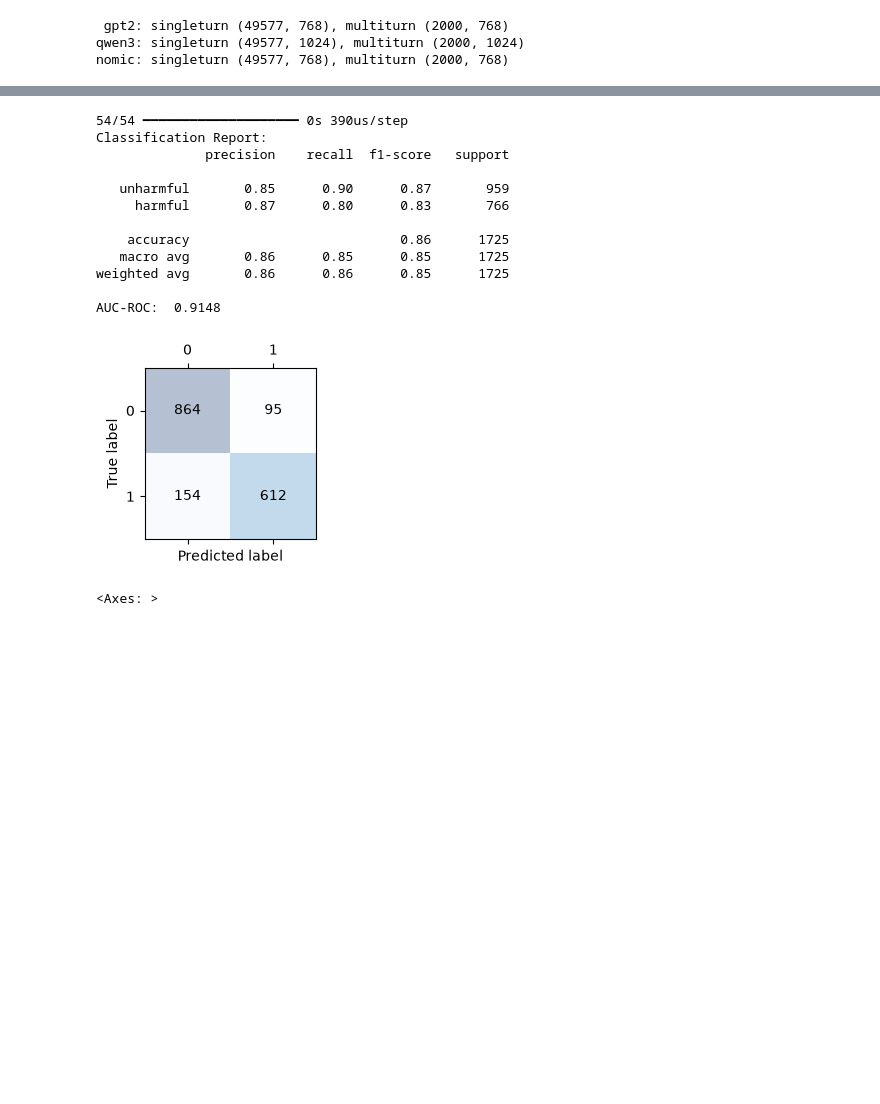
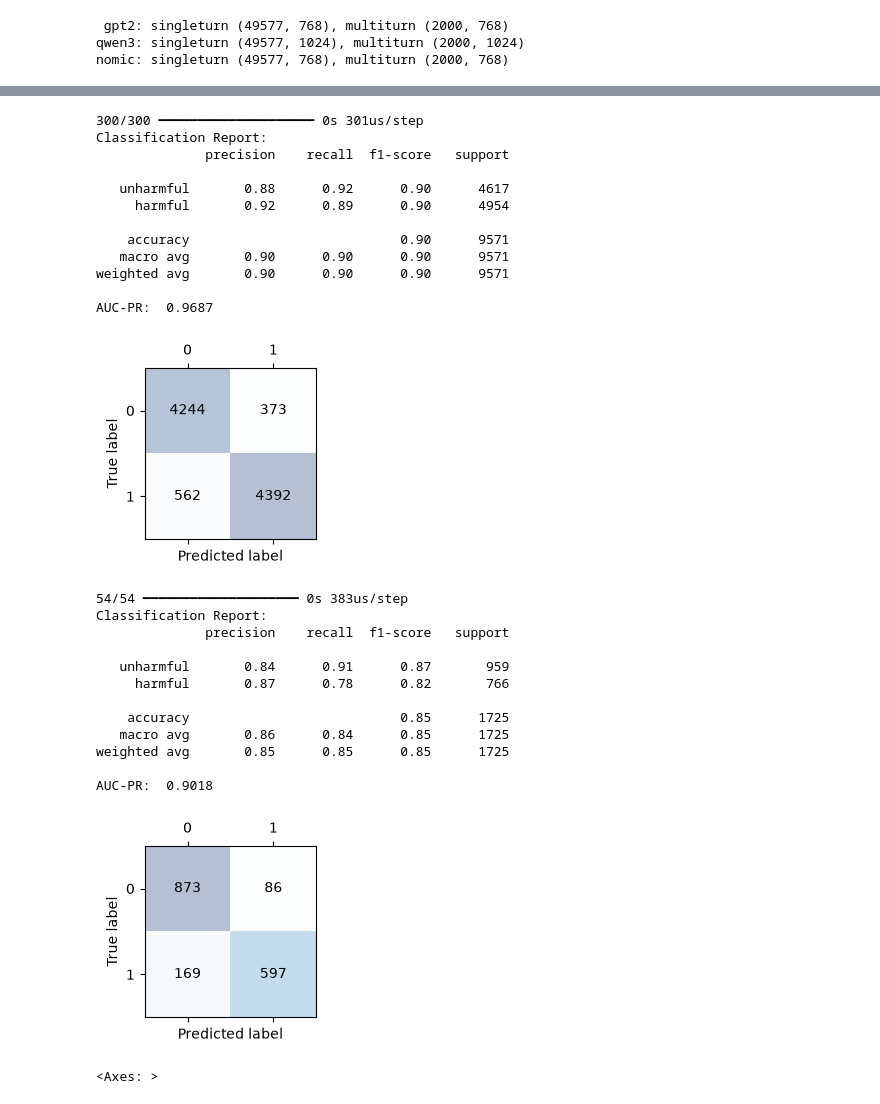
Before and after one commit to strouddm/project-jail-break, a Jupyter notebook: notebooks/02_rachel_ffnn_models.ipynb, the cells around one changed output, grey strips where cells are left out. Drawn from its saved outputs; the diff is of its cells as text; code cells hidden in the pictures; blank space fills up the shorter version.

```diff
--- a/notebooks/02_rachel_ffnn_models.ipynb
+++ b/notebooks/02_rachel_ffnn_models.ipynb
@@ -462,6 +476,35 @@ def confusion_matrix_plot(conf_matrix):
 
     plt.tight_layout()
     plt.show()
+# %%
+# Evaluate on validation set
+Y_pred_prob = model_best.predict(X_val_s)
+Y_pred = (Y_pred_prob >= 0.5).astype(int)
+
+# Classification report
+print("Classification Report:")
+print(classification_report(Y_val_s, Y_pred, target_names=['unharmful', 'harmful']))
+
+# AUC-ROC and AUC-PR
+roc_auc = roc_auc_score(Y_val_s, Y_pred_prob)
+avg_precision = average_precision_score(Y_val_s, Y_pred_prob)
+print(f'AUC-PR:  {np.round(avg_precision, 4)}')
+
+confusion_matrix_plot(confusion_matrix(Y_val_s, Y_pred))
+# %% [output]
+300/300 ━━━━━━━━━━━━━━━━━━━━ 0s 301us/step
+Classification Report:
+              precision    recall  f1-score   support
+
+   unharmful       0.88      0.92      0.90      4617
+     harmful       0.92      0.89      0.90      4954
+
+    accuracy                           0.90      9571
+   macro avg       0.90      0.90      0.90      9571
+weighted avg       0.90      0.90      0.90      9571
+
+AUC-PR:  0.9687
+[figure, added]
 # %%
 # Evaluate on test set
 Y_pred_prob = model_best.predict(X_test_s)
@@ -474,22 +517,22 @@ print(classification_report(Y_test_s, Y_pred, target_names=['unharmful', 'harmfu
 # AUC-ROC and AUC-PR
 roc_auc = roc_auc_score(Y_test_s, Y_pred_prob)
 avg_precision = average_precision_score(Y_test_s, Y_pred_prob)
-print(f'AUC-ROC:  {np.round(roc_auc, 4)}')
+print(f'AUC-PR:  {np.round(avg_precision, 4)}')
 
 confusion_matrix_plot(confusion_matrix(Y_test_s, Y_pred))
 # %% [output]
-54/54 ━━━━━━━━━━━━━━━━━━━━ 0s 390us/step
+54/54 ━━━━━━━━━━━━━━━━━━━━ 0s 383us/step
 Classification Report:
               precision    recall  f1-score   support
 
-   unharmful       0.85      0.90      0.87       959
-     harmful       0.87      0.80      0.83       766
+   unharmful       0.84      0.91      0.87       959
+     harmful       0.87      0.78      0.82       766
 
-    accuracy                           0.86      1725
-   macro avg       0.86      0.85      0.85      1725
-weighted avg       0.86      0.86      0.85      1725
+    accuracy                           0.85      1725
+   macro avg       0.86      0.84      0.85      1725
+weighted avg       0.85      0.85      0.85      1725
 
-AUC-ROC:  0.9148
+AUC-PR:  0.9018
 [figure]
 # %%
 # Add predicted values to the metadata for test conversations
```
Also changed, not shown: parts of 13 cells of this notebook.
